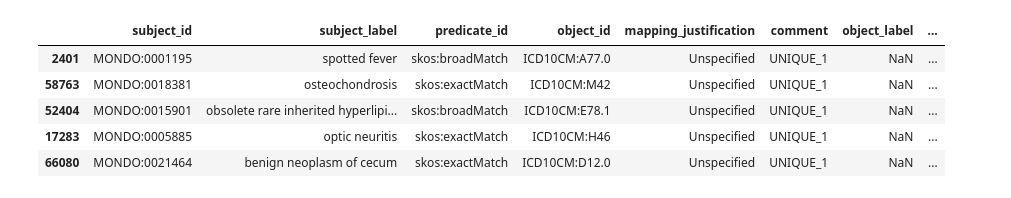
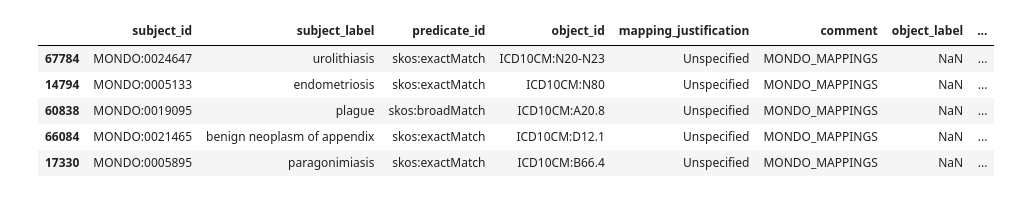
Before and after one commit to monarch-initiative/mondo-ingest, a Jupyter notebook: src/scripts/oak-lexmatch-sssom-compare.ipynb, the cells around one changed output. Saved outputs shown, nothing was run; the diff lists cells and outputs as text; code cells hidden in the pictures.

```diff
--- a/src/scripts/oak-lexmatch-sssom-compare.ipynb
+++ b/src/scripts/oak-lexmatch-sssom-compare.ipynb
@@ -14,5 +21,10 @@ msdf_mondo = parse_sssom_table(mondo_sssom)
 # %%
-msdf_mondo.df[msdf_mondo.df['object_id'].str.contains('ICD')]
+# msdf_mondo.df[msdf_mondo.df['object_id'].str.contains('ICD')]
+prefixes = ["ICD10CM", "MONDO"]
+condition_1 = msdf_mondo.df['object_id'].str.contains("|".join(prefixes))
+condition_2 = msdf_mondo.df['subject_id'].str.contains("|".join(prefixes))
+msdf_mondo.df = msdf_mondo.df[condition_1 & condition_2]
+msdf_mondo.df
 # %% [output]
 |  | subject_id | subject_label | predicate_id | object_id | mapping_justification |
 | 51 | MONDO:0000088 | precocious puberty | skos:exactMatch | ICD10CM:E30.1 | Unspecified |
@@ -30,4 +42,8 @@ msdf_mondo.df[msdf_mondo.df['object_id'].str.contains('ICD')]
 # %%
-msdf_lex.df[msdf_lex.df['object_id'].str.contains('ICD')]
+# msdf_lex.df[msdf_lex.df['object_id'].str.contains('ICD')]
+condition_1 = msdf_lex.df['subject_id'].str.contains("|".join(prefixes))
+condition_2 = msdf_lex.df['object_id'].str.contains("|".join(prefixes))
+msdf_lex.df = msdf_lex.df[condition_1 & condition_2]
+msdf_lex.df
 # %% [output]
 |  | subject_id | subject_label | predicate_id | object_id | object_label | mapping_justification | mapping_tool | ... |
@@ -65,3 +62,6 @@ msdf_mondo.metadata
 # %%
 comparison_ms_diff = compare_dataframes(msdf_mondo.df, msdf_lex.df)
 comparison_df = comparison_ms_diff.combined_dataframe
+comparison_df['comment'] = comparison_df['comment'].str.replace('UNIQUE_1', "MONDO_MAPPINGS")
+comparison_df['comment'] = comparison_df['comment'].str.replace('UNIQUE_2', "LEXMATCH")
+comparison_df.head()
@@ -68,14 +75,14 @@ comparison_df = comparison_ms_diff.combined_dataframe
 # %%
+mappings = ["LEXMATCH", "MONDO_MAPPINGS"]
 unmapped_df = comparison_df[
-    (comparison_df['comment'].str.contains('UNIQUE')) &
-    (comparison_df['object_id'].str.startswith("ICD"))
+    (comparison_df['comment'].str.contains("|".join(mappings)))
 ]
 
 unmapped_df.head()
 # %% [output]
 |  | subject_id | subject_label | predicate_id | object_id | mapping_justification | comment | object_label | ... |
-| 2401 | MONDO:0001195 | spotted fever | skos:broadMatch | ICD10CM:A77.0 | Unspecified | UNIQUE_1 | NaN | ... |
-| 58763 | MONDO:0018381 | osteochondrosis | skos:exactMatch | ICD10CM:M42 | Unspecified | UNIQUE_1 | NaN | ... |
-| 52404 | MONDO:0015901 | obsolete rare inherited hyperlipi... | skos:broadMatch | ICD10CM:E78.1 | Unspecified | UNIQUE_1 | NaN | ... |
-| 17283 | MONDO:0005885 | optic neuritis | skos:exactMatch | ICD10CM:H46 | Unspecified | UNIQUE_1 | NaN | ... |
-| 66080 | MONDO:0021464 | benign neoplasm of cecum | skos:exactMatch | ICD10CM:D12.0 | Unspecified | UNIQUE_1 | NaN | ... |
+| 67784 | MONDO:0024647 | urolithiasis | skos:exactMatch | ICD10CM:N20-N23 | Unspecified | MONDO_MAPPINGS | NaN | ... |
+| 14794 | MONDO:0005133 | endometriosis | skos:exactMatch | ICD10CM:N80 | Unspecified | MONDO_MAPPINGS | NaN | ... |
+| 60838 | MONDO:0019095 | plague | skos:broadMatch | ICD10CM:A20.8 | Unspecified | MONDO_MAPPINGS | NaN | ... |
+| 66084 | MONDO:0021465 | benign neoplasm of appendix | skos:exactMatch | ICD10CM:D12.1 | Unspecified | MONDO_MAPPINGS | NaN | ... |
+| 17330 | MONDO:0005895 | paragonimiasis | skos:exactMatch | ICD10CM:B66.4 | Unspecified | MONDO_MAPPINGS | NaN | ... |
```
Also changed, not shown: parts of 15 cells of this notebook, 13 other files.
